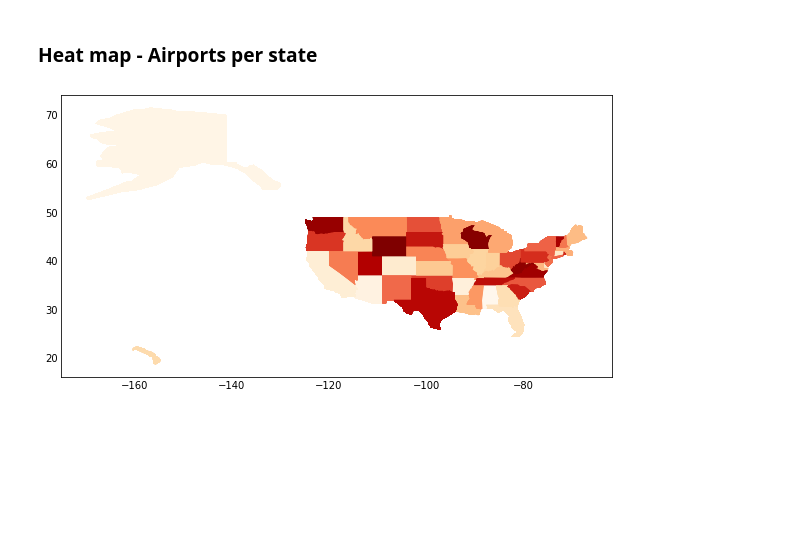
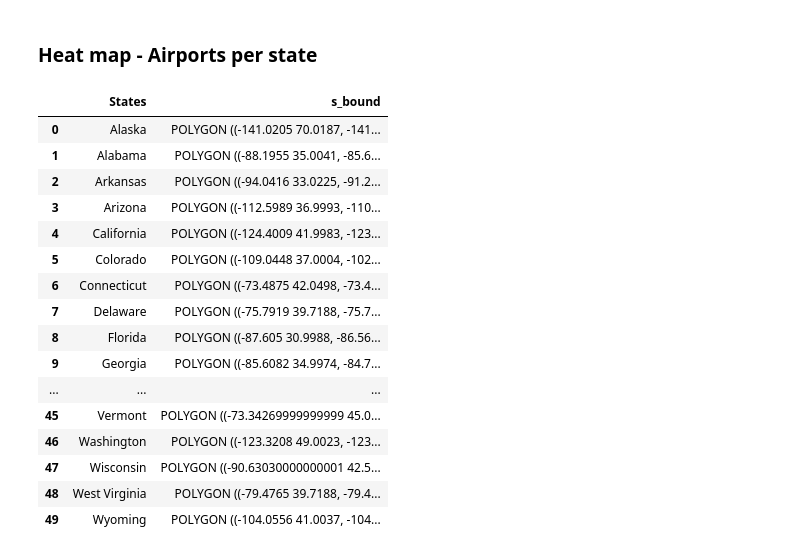
Before and after one commit to longnguyen17031999/CptS-415, a Jupyter notebook: CompleteProject.ipynb, the cells around one changed output. Drawn from its saved outputs; the diff is of its cells as text; code cells hidden in the pictures; blank space fills up the shorter version.

```diff
--- a/CompleteProject.ipynb
+++ b/CompleteProject.ipynb
@@ -748,7 +730,25 @@ geopandas_df
 # %% [markdown]
 ### Heat map - Airports per state
 # %%
-geopandas_df['airport_per_state'] = geopandas_df.States
-geopandas_df.plot(column='airport_per_state', cmap='OrRd');
+#Creating new states Pandas Dataframe from Spark Dataframe
+statesDF = states.toPandas()
+statesDF.rename(columns={"s_name":"States"}, inplace=True)
+statesDF
 # %% [output]
-[figure, removed]
+|  | States | s_bound |
+| 0 | Alaska | POLYGON ((-141.0205 70.0187, -141... |
+| 1 | Alabama | POLYGON ((-88.1955 35.0041, -85.6... |
+| 2 | Arkansas | POLYGON ((-94.0416 33.0225, -91.2... |
+| 3 | Arizona | POLYGON ((-112.5989 36.9993, -110... |
+| 4 | California | POLYGON ((-124.4009 41.9983, -123... |
+| 5 | Colorado | POLYGON ((-109.0448 37.0004, -102... |
+| 6 | Connecticut | POLYGON ((-73.4875 42.0498, -73.4... |
+| 7 | Delaware | POLYGON ((-75.7919 39.7188, -75.7... |
+| 8 | Florida | POLYGON ((-87.605 30.9988, -86.56... |
+| 9 | Georgia | POLYGON ((-85.6082 34.9974, -84.7... |
+| ... | ... | ... |
+| 45 | Vermont | POLYGON ((-73.34269999999999 45.0... |
+| 46 | Washington | POLYGON ((-123.3208 49.0023, -123... |
+| 47 | Wisconsin | POLYGON ((-90.63030000000001 42.5... |
+| 48 | West Virginia | POLYGON ((-79.4765 39.7188, -79.4... |
+| 49 | Wyoming | POLYGON ((-104.0556 41.0037, -104... |
```
Also changed, not shown: parts of 8 cells of this notebook.
